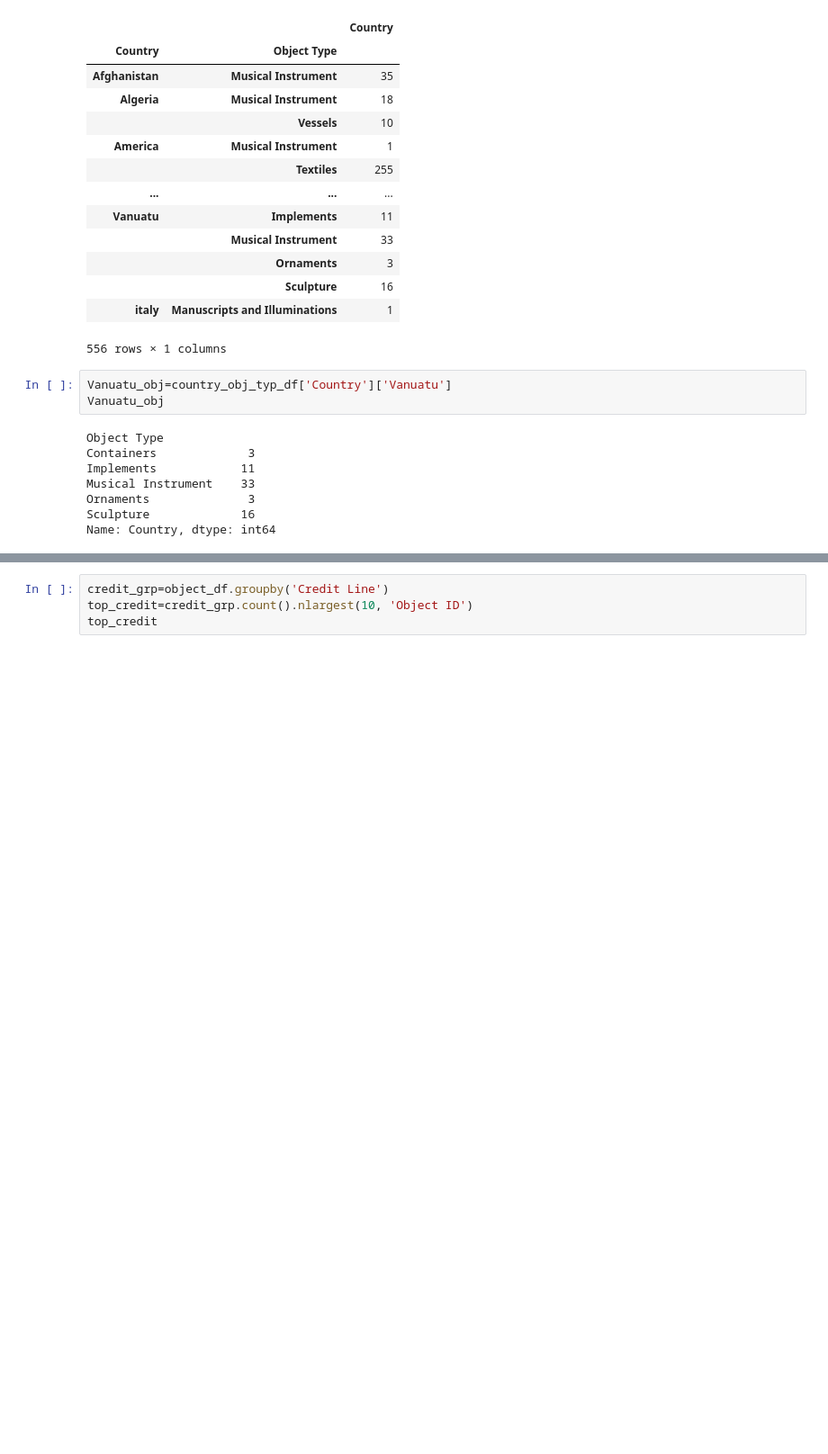
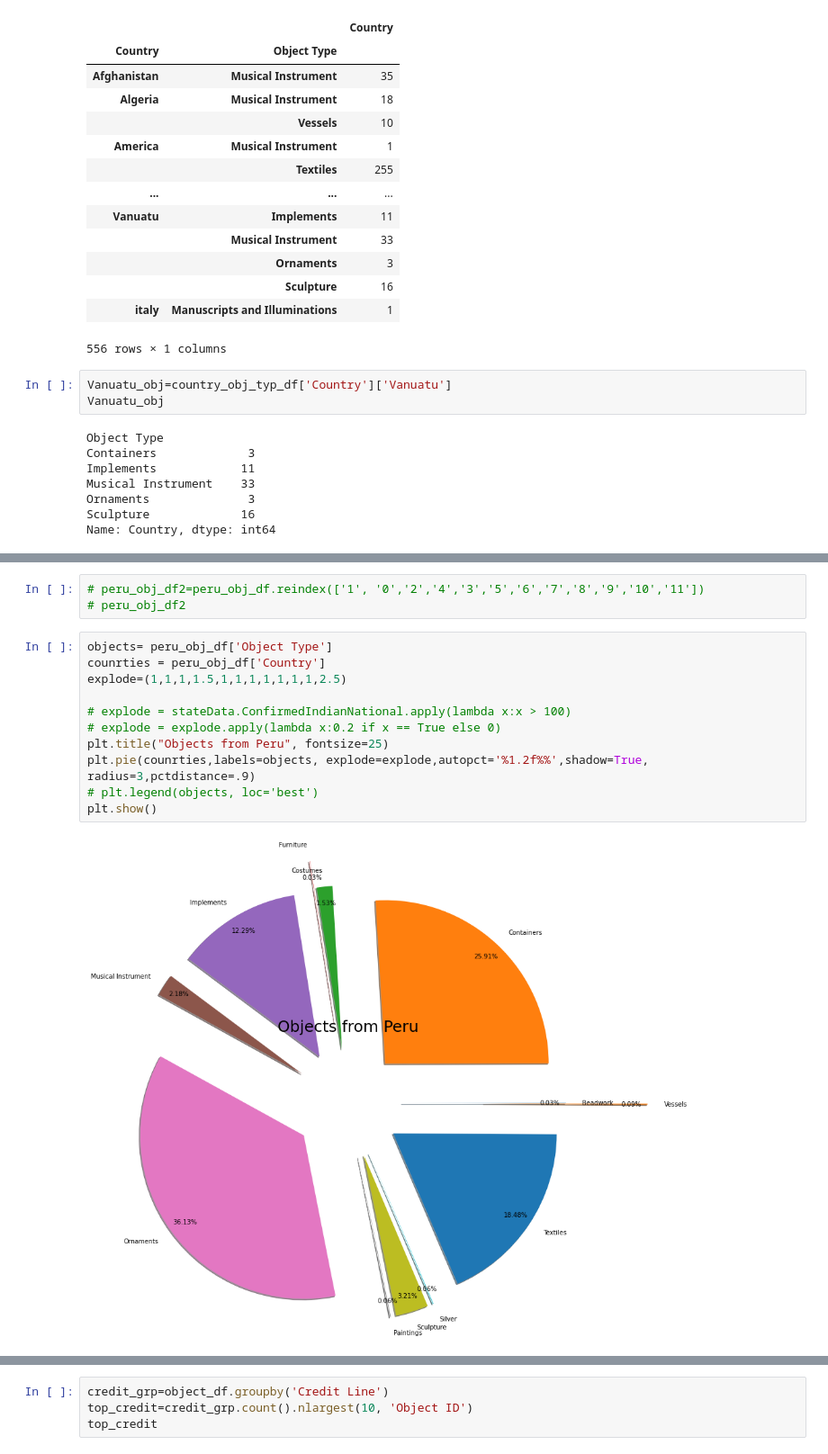
Before and after one commit to bjwlknsn/TheMetTeamProject, a Jupyter notebook: csv_review_data3.ipynb, the cells around one changed output, grey strips where cells are left out. Shown at 90% size. Cells and saved outputs as stored; diff of their text form; blank space fills up the shorter version.

```diff
--- a/csv_review_data3.ipynb
+++ b/csv_review_data3.ipynb
@@ -382 +418,17 @@ Vanuatu_obj.plot(kind='pie',autopct="%1.1f%%", figsize=(10,10))
+# %%
+# peru_obj_df2=peru_obj_df.reindex(['1', '0','2','4','3','5','6','7','8','9','10','11'])
+# peru_obj_df2
+# %%
+objects= peru_obj_df['Object Type']
+counrties = peru_obj_df['Country']
+explode=(1,1,1,1.5,1,1,1,1,1,1,1,2.5)
+
+# explode = stateData.ConfirmedIndianNational.apply(lambda x:x > 100)
+# explode = explode.apply(lambda x:0.2 if x == True else 0)
+plt.title("Objects from Peru", fontsize=25)
+plt.pie(counrties,labels=objects, explode=explode,autopct='%1.2f%%',shadow=True, radius=3,pctdistance=.9)
+# plt.legend(objects, loc='best')
+plt.show()
+# %% [output]
+[figure, added]
 # %%
```
Also changed, not shown: parts of 9 cells of this notebook, 5 other files.
